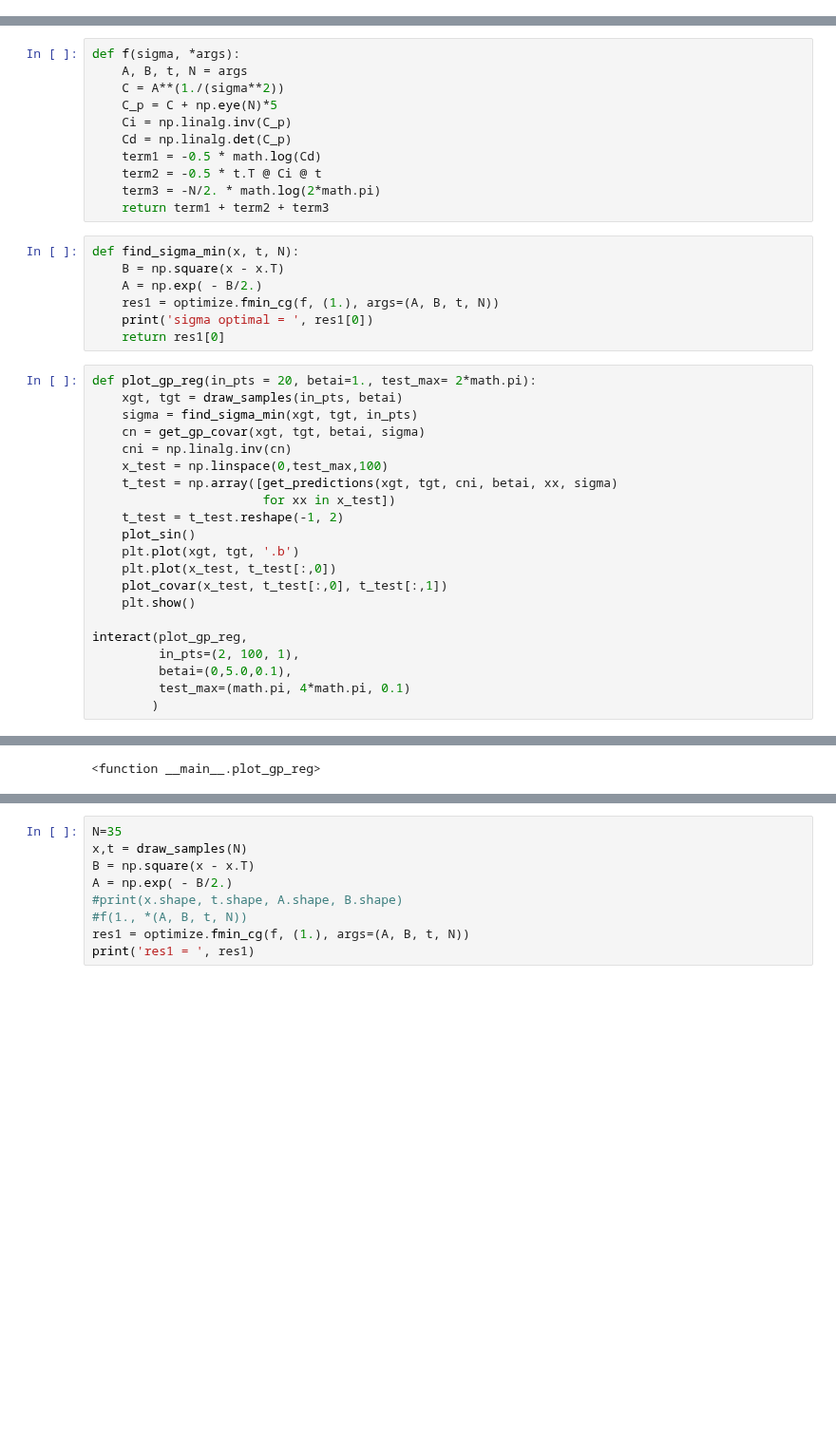
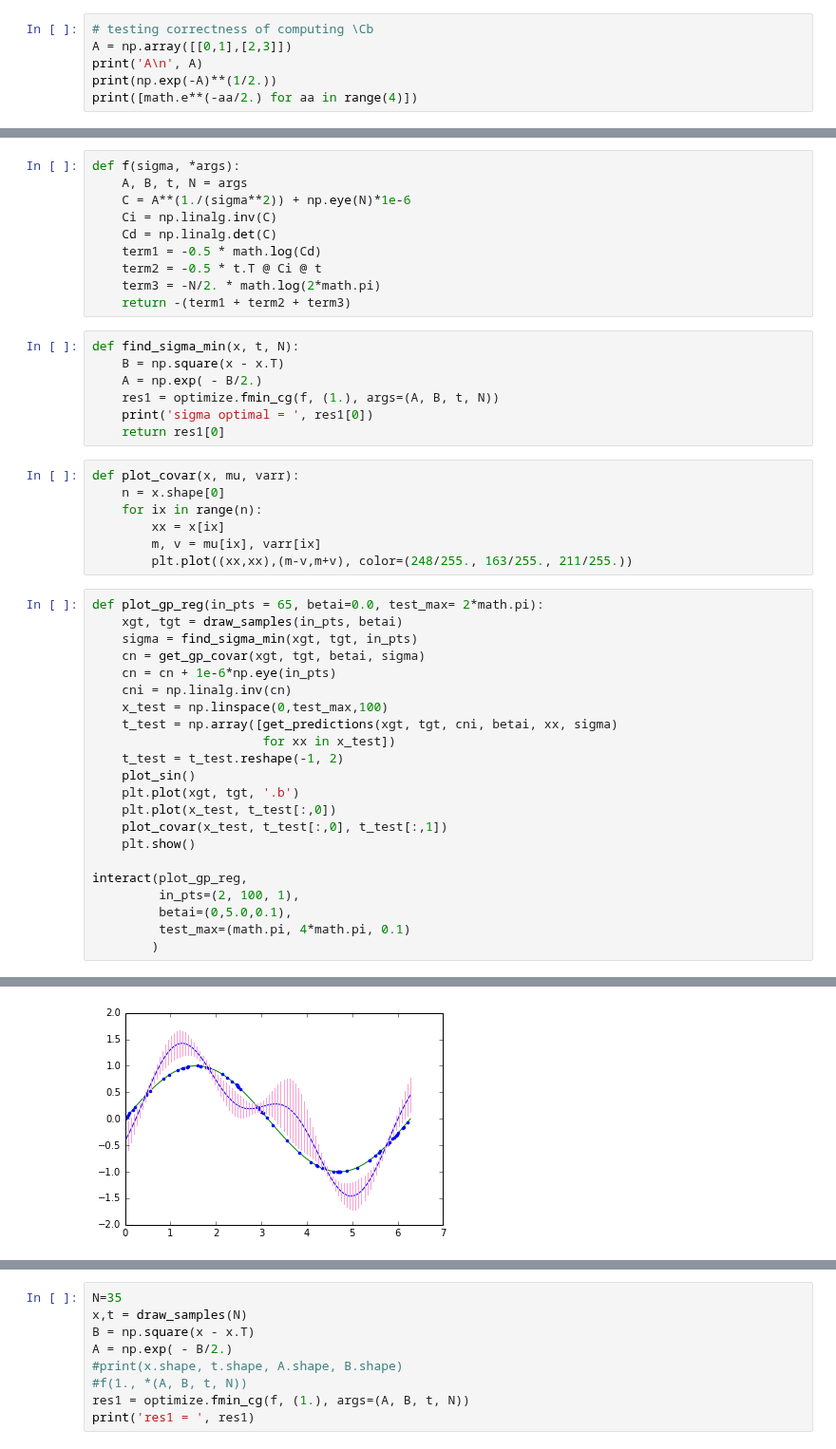
Before and after one commit to john-von-seneca/ml-and-what-not, a Jupyter notebook: void-main/kernel-methods/gp/learning-hyperparameters.ipynb, the cells around one changed output, grey strips where cells are left out. Shown at 95% size. Cells and saved outputs as stored; diff of their text form; blank space fills up the shorter version.

```diff
--- a/void-main/kernel-methods/gp/learning-hyperparameters.ipynb
+++ b/void-main/kernel-methods/gp/learning-hyperparameters.ipynb
@@ -456,3 +458,9 @@ def get_predictions(xt, tt, cni, betai, x, sigma):
     c = kernel_1(x, x, sigma) + betai
     covar1 = c - k.T @ cni @ k
     return [mean1, covar1]
+# %%
+# testing correctness of computing \Cb
+A = np.array([[0,1],[2,3]])
+print('A\n', A)
+print(np.exp(-A)**(1/2.))
+print([math.e**(-aa/2.) for aa in range(4)])
@@ -459,14 +492,13 @@ def get_predictions(xt, tt, cni, betai, x, sigma):
 # %%
 def f(sigma, *args):
     A, B, t, N = args
-    C = A**(1./(sigma**2))
-    C_p = C + np.eye(N)*5
-    Ci = np.linalg.inv(C_p)
-    Cd = np.linalg.det(C_p)
+    C = A**(1./(sigma**2)) + np.eye(N)*1e-6
+    Ci = np.linalg.inv(C)
+    Cd = np.linalg.det(C)
     term1 = -0.5 * math.log(Cd)
     term2 = -0.5 * t.T @ Ci @ t
     term3 = -N/2. * math.log(2*math.pi)
-    return term1 + term2 + term3
+    return -(term1 + term2 + term3)
 # %%
 def find_sigma_min(x, t, N):
     B = np.square(x - x.T)
@@ -474,11 +506,19 @@ def find_sigma_min(x, t, N):
     res1 = optimize.fmin_cg(f, (1.), args=(A, B, t, N))
     print('sigma optimal = ', res1[0])
     return res1[0]
+# %%
+def plot_covar(x, mu, varr):
+    n = x.shape[0]
+    for ix in range(n):
+        xx = x[ix]
+        m, v = mu[ix], varr[ix]
+        plt.plot((xx,xx),(m-v,m+v), color=(248/255., 163/255., 211/255.))
 # %%
-def plot_gp_reg(in_pts = 20, betai=1., test_max= 2*math.pi):
+def plot_gp_reg(in_pts = 65, betai=0.0, test_max= 2*math.pi):
     xgt, tgt = draw_samples(in_pts, betai)
     sigma = find_sigma_min(xgt, tgt, in_pts)
     cn = get_gp_covar(xgt, tgt, betai, sigma)
+    cn = cn + 1e-6*np.eye(in_pts)
     cni = np.linalg.inv(cn)
     x_test = np.linspace(0,test_max,100)
     t_test = np.array([get_predictions(xgt, tgt, cni, betai, xx, sigma)
@@ -504,0 +545 @@ sigma optimal =  0.00277100076739
+[figure, added]
@@ -506 +546,0 @@ LinAlgError: Singular matrix
-<function __main__.plot_gp_reg>
```
Also changed, not shown: parts of 8 cells of this notebook.
